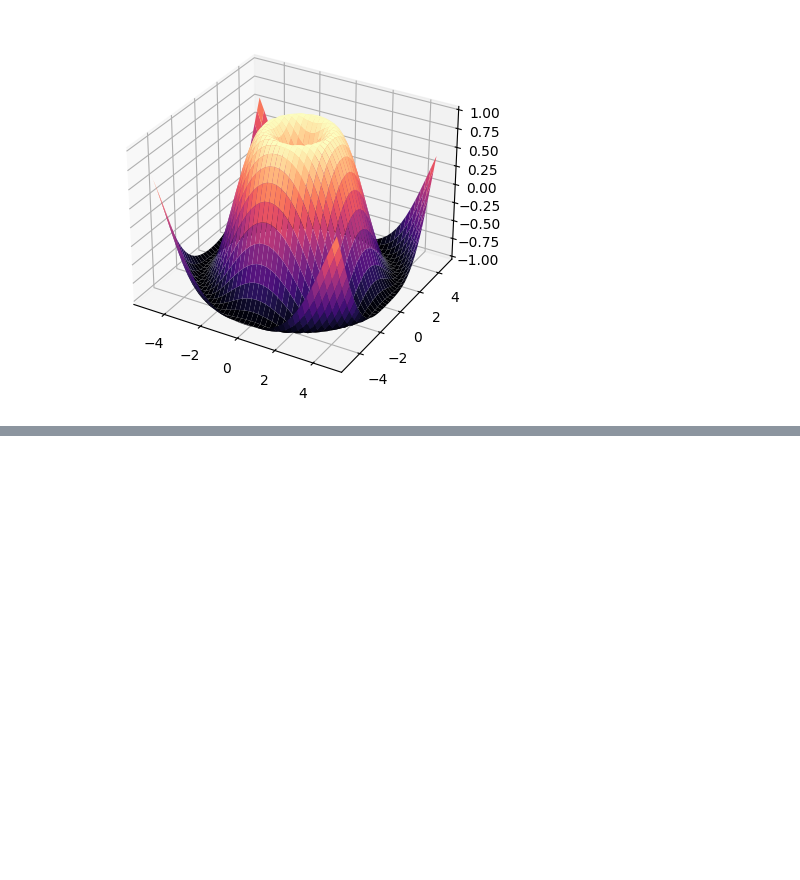
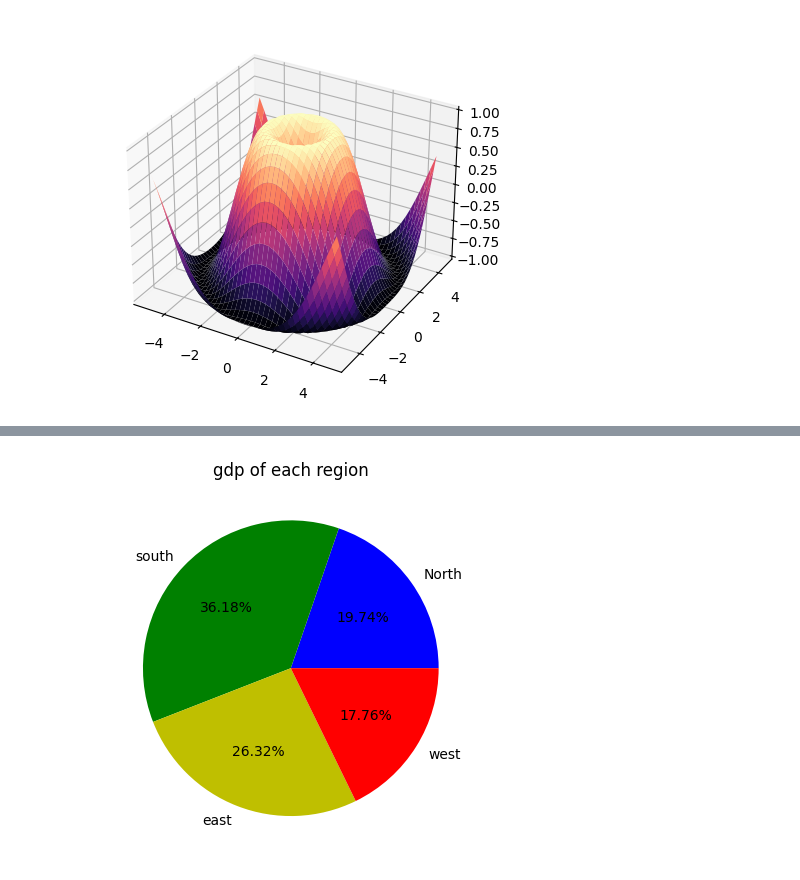
Before and after one commit to Midhil-6473/first-demo, a Jupyter notebook: Matplot.ipynb, the cells around one changed output, grey strips where cells are left out. Saved outputs shown, nothing was run; the diff lists cells and outputs as text; code cells hidden in the pictures; blank space fills up the shorter version.

```diff
--- a/Matplot.ipynb
+++ b/Matplot.ipynb
@@ -211,0 +228,9 @@ plt.show()
+# %%
+regions=['North','south','east','west']
+gdp = [3000,5500,4000,2700]
+
+plt.pie(gdp,labels=regions,autopct='%1.2f%%',colors=['b','g','y','r'])
+plt.title("gdp of each region")
+plt.show()
+# %% [output]
+[figure, added]
```
Also changed, not shown: parts of 6 cells of this notebook, 1 other file.
